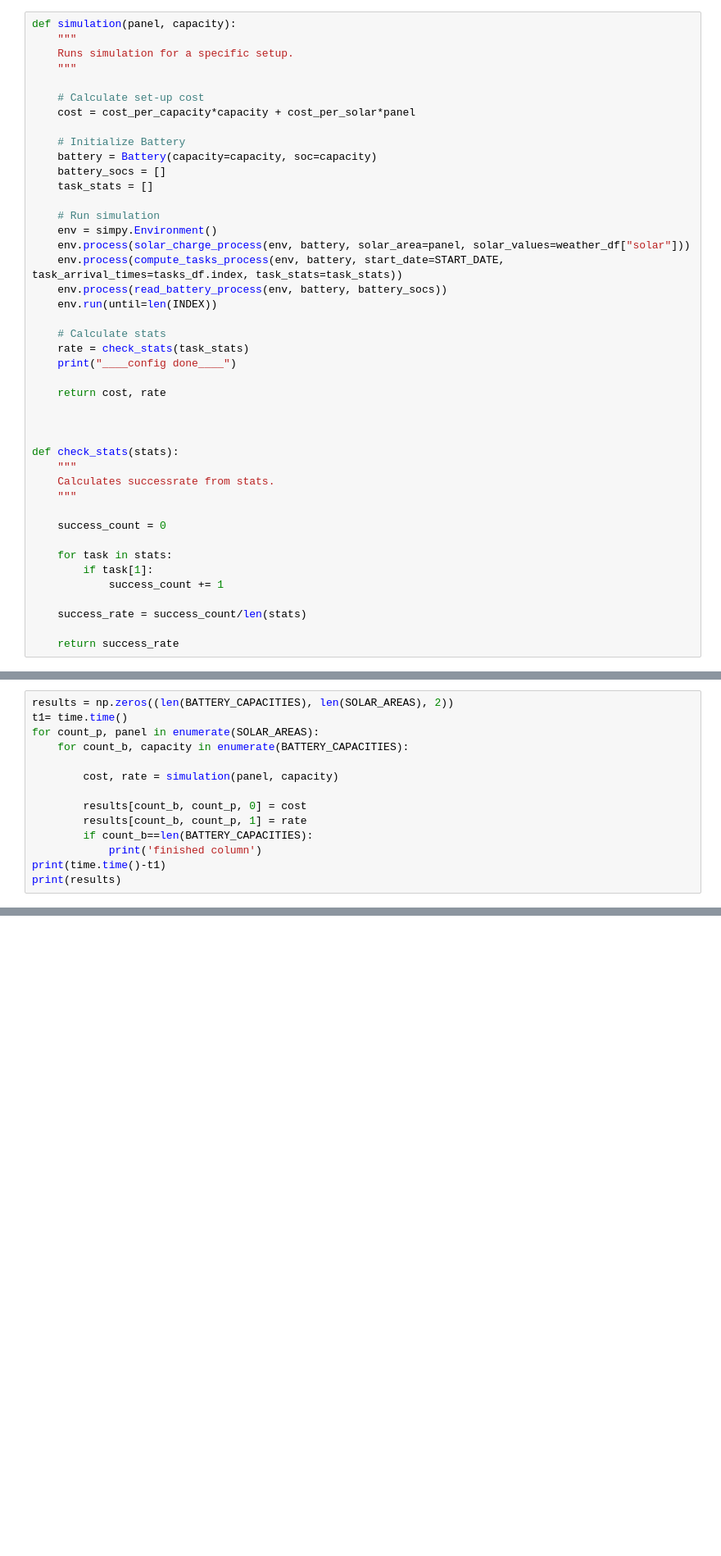
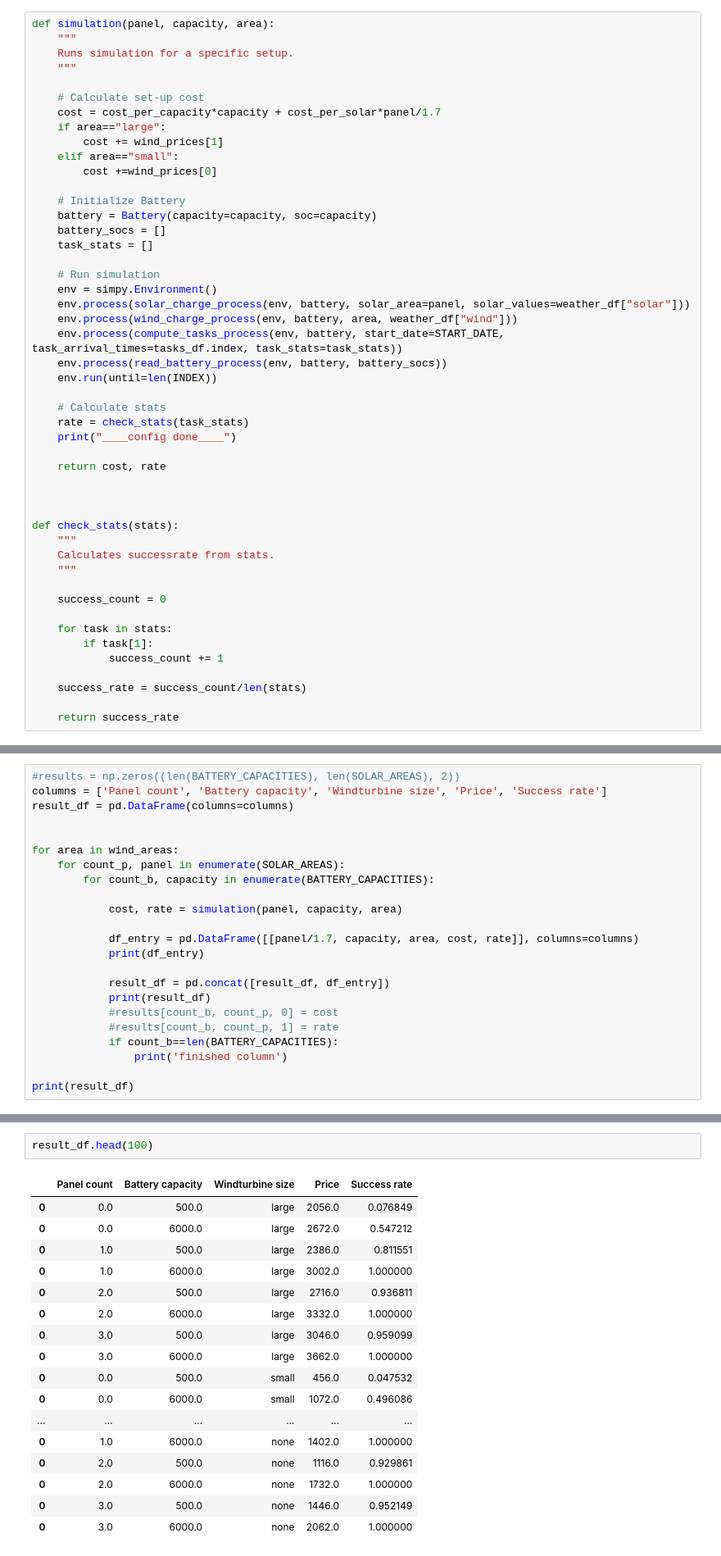
Before and after one commit to jkayenberg/theReCCo, a Jupyter notebook: recco.ipynb, the cells around one changed output, grey strips where cells are left out. Shown at 82% size. Cells and saved outputs as stored; diff of their text form; blank space fills up the shorter version.

Commit message:
added wind turbine, updated results and pricing

```diff
--- a/recco.ipynb
+++ b/recco.ipynb
@@ -60,13 +64,17 @@ SOLAR_AREAS = list(np.linspace(0.1, 3, 5))          # m^2
 # %% [markdown]
 <h2>Simulation Function</h2>
 # %%
-def simulation(panel, capacity):
+def simulation(panel, capacity, area):
     """
     Runs simulation for a specific setup.
     """
 
     # Calculate set-up cost
-    cost = cost_per_capacity*capacity + cost_per_solar*panel
+    cost = cost_per_capacity*capacity + cost_per_solar*panel/1.7
+    if area=="large":
+        cost += wind_prices[1]
+    elif area=="small":
+        cost +=wind_prices[0]
 
     # Initialize Battery
     battery = Battery(capacity=capacity, soc=capacity)
@@ -76,6 +84,7 @@ def simulation(panel, capacity):
     # Run simulation
     env = simpy.Environment()
     env.process(solar_charge_process(env, battery, solar_area=panel, solar_values=weather_df["solar"]))
+    env.process(wind_charge_process(env, battery, area, weather_df["wind"]))
     env.process(compute_tasks_process(env, battery, start_date=START_DATE, task_arrival_times=tasks_df.index, task_stats=task_stats))
     env.process(read_battery_process(env, battery, battery_socs))
     env.run(until=len(INDEX))
@@ -105,17 +121,26 @@ def check_stats(stats):
 # %% [markdown]
 <h2>Main</h2>
 # %%
-results = np.zeros((len(BATTERY_CAPACITIES), len(SOLAR_AREAS), 2))
-t1= time.time()
-for count_p, panel in enumerate(SOLAR_AREAS):
-    for count_b, capacity in enumerate(BATTERY_CAPACITIES):
+#results = np.zeros((len(BATTERY_CAPACITIES), len(SOLAR_AREAS), 2))
+columns = ['Panel count', 'Battery capacity', 'Windturbine size', 'Price', 'Success rate']
+result_df = pd.DataFrame(columns=columns)
 
-        cost, rate = simulation(panel, capacity)
 
-        results[count_b, count_p, 0] = cost
-        results[count_b, count_p, 1] = rate
-        if count_b==len(BATTERY_CAPACITIES):
-            print('finished column')
-print(time.time()-t1)
-print(results)
+for area in wind_areas:
+    for count_p, panel in enumerate(SOLAR_AREAS):
+        for count_b, capacity in enumerate(BATTERY_CAPACITIES):
+
+            cost, rate = simulation(panel, capacity, area)
+
+            df_entry = pd.DataFrame([[panel/1.7, capacity, area, cost, rate]], columns=columns)
+            print(df_entry)
+
+            result_df = pd.concat([result_df, df_entry])
+            print(result_df)
+            #results[count_b, count_p, 0] = cost
+            #results[count_b, count_p, 1] = rate
+            if count_b==len(BATTERY_CAPACITIES):
+                print('finished column')
+
+print(result_df)
 # %% [output]
@@ -160,0 +166,20 @@ print(results)
+# %%
+result_df.head(100)
+# %% [output]
+|  | Panel count | Battery capacity | Windturbine size | Price | Success rate |
+| 0 | 0.0 | 500.0 | large | 2056.0 | 0.076849 |
+| 0 | 0.0 | 6000.0 | large | 2672.0 | 0.547212 |
+| 0 | 1.0 | 500.0 | large | 2386.0 | 0.811551 |
+| 0 | 1.0 | 6000.0 | large | 3002.0 | 1.000000 |
+| 0 | 2.0 | 500.0 | large | 2716.0 | 0.936811 |
+| 0 | 2.0 | 6000.0 | large | 3332.0 | 1.000000 |
+| 0 | 3.0 | 500.0 | large | 3046.0 | 0.959099 |
+| 0 | 3.0 | 6000.0 | large | 3662.0 | 1.000000 |
+| 0 | 0.0 | 500.0 | small | 456.0 | 0.047532 |
+| 0 | 0.0 | 6000.0 | small | 1072.0 | 0.496086 |
+| ... | ... | ... | ... | ... | ... |
+| 0 | 1.0 | 6000.0 | none | 1402.0 | 1.000000 |
+| 0 | 2.0 | 500.0 | none | 1116.0 | 0.929861 |
+| 0 | 2.0 | 6000.0 | none | 1732.0 | 1.000000 |
+| 0 | 3.0 | 500.0 | none | 1446.0 | 0.952149 |
+| 0 | 3.0 | 6000.0 | none | 2062.0 | 1.000000 |
```
Also changed, not shown: parts of 6 cells of this notebook, 1 other file.
